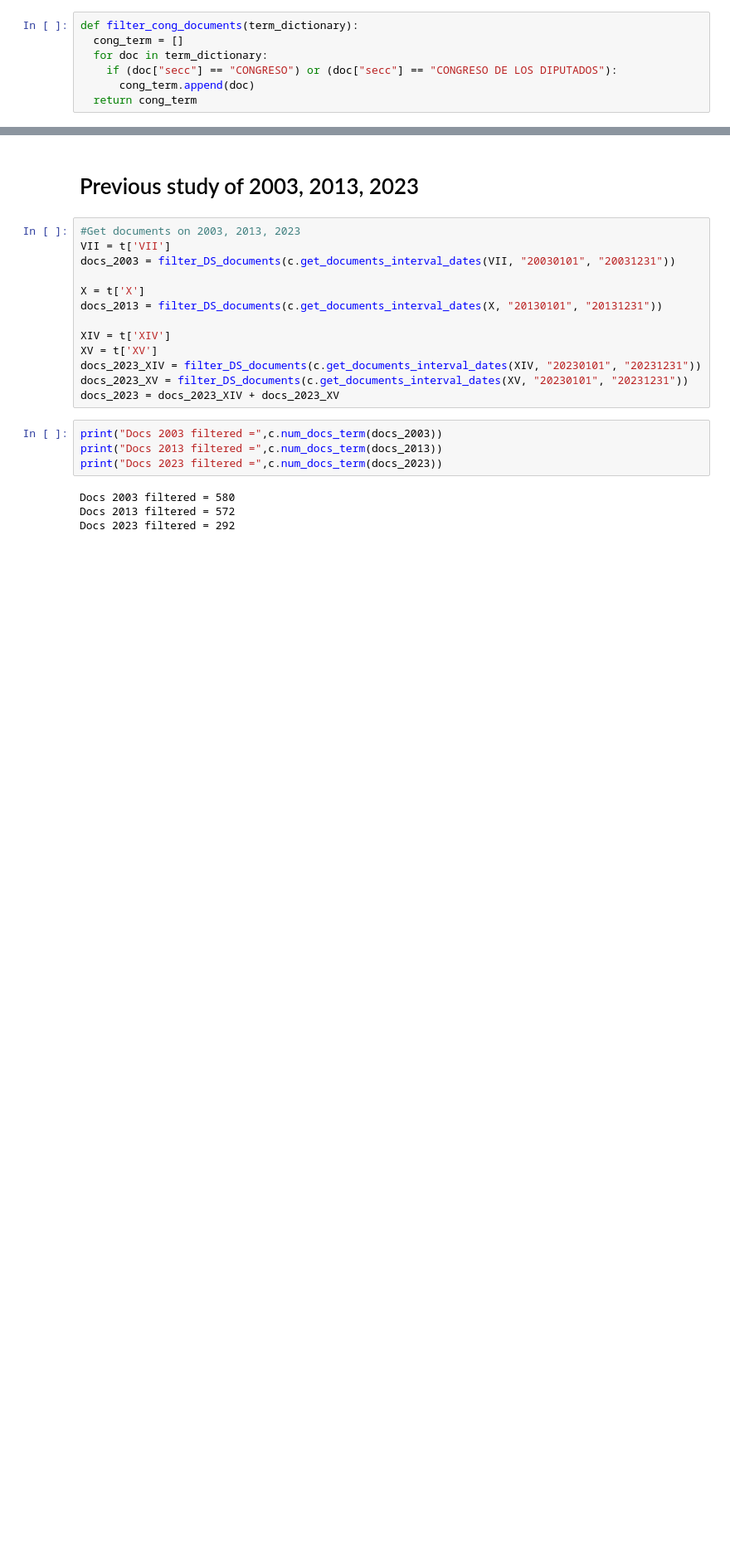
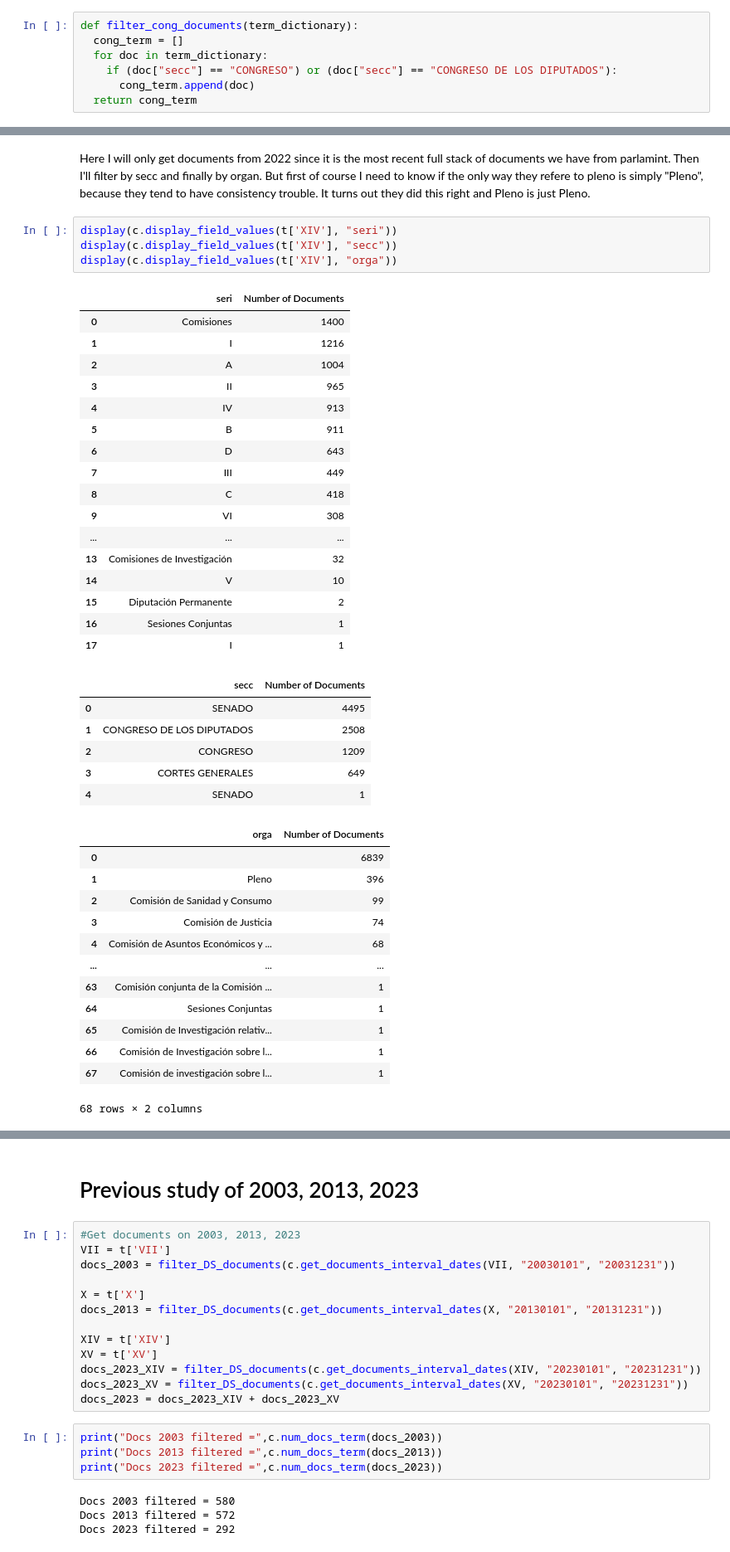
Before and after one commit to PaulaMateos/Sexism-on-spanish-parliament, a Jupyter notebook: DEMO.ipynb, the cells around one changed output, grey strips where cells are left out. Shown at 83% size. Drawn from its saved outputs; the diff is of its cells as text; blank space fills up the shorter version.

Commit message:
Modified the demo to generate the same docs parlamint has

```diff
--- a/DEMO.ipynb
+++ b/DEMO.ipynb
@@ -75,3 +87,46 @@ def filter_cong_documents(term_dictionary):
+# %% [markdown]
+Here I will only get documents from 2022 since it is the most recent full stack of documents we have from parlamint. Then I'll filter by secc and finally by organ. But first of course I need to know if the only way they refere to pleno is simply "Pleno", because they tend to have consistency trouble. It turns out they did this right and Pleno is just Pleno.
+# %%
+display(c.display_field_values(t['XIV'], "seri"))
+display(c.display_field_values(t['XIV'], "secc"))
+display(c.display_field_values(t['XIV'], "orga"))
+# %% [output]
+|  | seri | Number of Documents |
+| 0 | Comisiones | 1400 |
+| 1 | I | 1216 |
+| 2 | A | 1004 |
+| 3 | II | 965 |
+| 4 | IV | 913 |
+| 5 | B | 911 |
+| 6 | D | 643 |
+| 7 | III | 449 |
+| 8 | C | 418 |
+| 9 | VI | 308 |
+| ... | ... | ... |
+| 13 | Comisiones de Investigación | 32 |
+| 14 | V | 10 |
+| 15 | Diputación Permanente | 2 |
+| 16 | Sesiones Conjuntas | 1 |
+| 17 | I | 1 |
+|  | secc | Number of Documents |
+| 0 | SENADO | 4495 |
+| 1 | CONGRESO DE LOS DIPUTADOS | 2508 |
+| 2 | CONGRESO | 1209 |
+| 3 | CORTES GENERALES | 649 |
+| 4 | SENADO | 1 |
+|  | orga | Number of Documents |
+| 0 |  | 6839 |
+| 1 | Pleno | 396 |
+| 2 | Comisión de Sanidad y Consumo | 99 |
+| 3 | Comisión de Justicia | 74 |
+| 4 | Comisión de Asuntos Económicos y ... | 68 |
+| ... | ... | ... |
+| 63 | Comisión conjunta de la Comisión ... | 1 |
+| 64 | Sesiones Conjuntas | 1 |
+| 65 | Comisión de Investigación relativ... | 1 |
+| 66 | Comisión de Investigación sobre l... | 1 |
+| 67 | Comisión de investigación sobre l... | 1 |
+68 rows × 2 columns
 # %%
 XIV = t['XIV']
 docs_2022 = filter_DS_documents(c.get_documents_interval_dates(XIV, "20220101", "20221231"))
```
Also changed, not shown: parts of 10 cells of this notebook.
